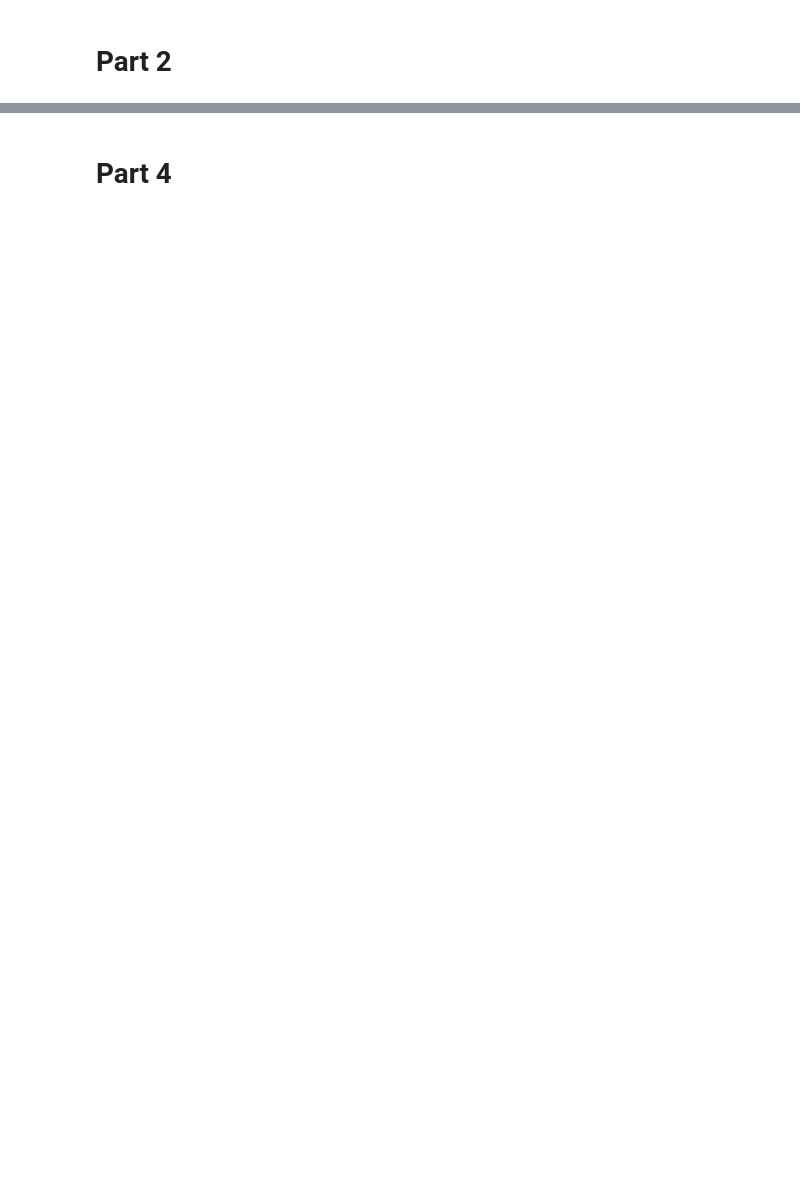
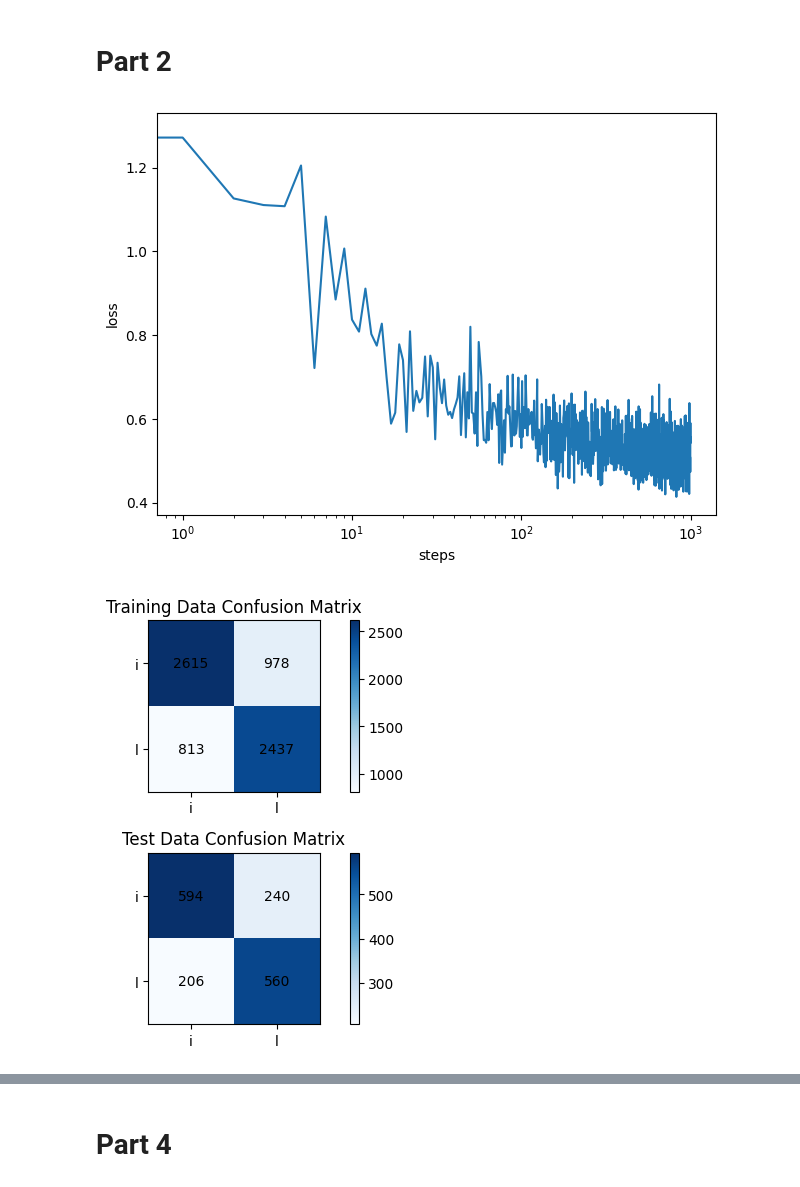
Before and after one commit to cnagata2002/ENM5310, a Jupyter notebook: HW/HW1/coding_assignment1_helper.ipynb, the cells around one changed output, grey strips where cells are left out. Saved outputs shown, nothing was run; the diff lists cells and outputs as text; code cells hidden in the pictures; blank space fills up the shorter version.

```diff
--- a/HW/HW1/coding_assignment1_helper.ipynb
+++ b/HW/HW1/coding_assignment1_helper.ipynb
@@ -381,2 +439,55 @@ print(cm/len(label))
+# %%
+fig1, ax1 = plt.subplots()
+ax1.plot(range(len(losses)),np.array(losses),label = "loss curve")
+ax1.set_xscale('log')
+ax1.set_xlabel("steps")
+ax1.set_ylabel("loss")
+plt.tight_layout()
+
+test_idx = ((test_data[:,0]==9) | (test_data[:,0]==12))
+test_image = test_data[test_idx,1:]/255
+test_label = (test_data[test_idx, 0] == 12).astype(int)
+p_test_label = predict_binary(params,test_image).ravel()
+label_pred = (p_test_label >= 0.5).astype(int)
+
+test_cm = np.array([[np.sum((label_pred == 0) & (test_label == 0)), np.sum((label_pred == 0) & (test_label == 1))],
+              [np.sum((label_pred == 1) & (test_label == 0)), np.sum((label_pred == 1) & (test_label == 1))]])
+
+train_idx = ((train_data[:,0]==9) | (train_data[:,0]==12))
+train_image = train_data[train_idx,1:]/255
+train_label = (train_data[train_idx, 0] == 12).astype(int)
+p_train_label = predict_binary(params,train_image).ravel()
+label_pred = (p_train_label >= 0.5).astype(int)
+
+train_cm = np.array([[np.sum((label_pred == 0) & (train_label == 0)), np.sum((label_pred == 0) & (train_label == 1))],
+              [np.sum((label_pred == 1) & (train_label == 0)), np.sum((label_pred == 1) & (train_label == 1))]])
+
+# print(cm/len(label))
+
+class_letters = ['i','l']
+
+fig2, ax2 = plt.subplots(2,)
+
+train_im = ax2[0].imshow(train_cm, cmap="Blues")
+for i in range(train_cm.shape[0]):
+    for j in range(train_cm.shape[1]):
+        ax2[0].text(j, i, train_cm[i, j], ha="center", va="center")
+fig2.colorbar(train_im,ax = ax2[0])
+ax2[0].set_xticks(range(len(class_letters)), class_letters)
+ax2[0].set_yticks(range(len(class_letters)), class_letters)
+ax2[0].set_title('Training Data Confusion Matrix')
+
+test_im = ax2[1].imshow(test_cm, cmap="Blues")
+for i in range(test_cm.shape[0]):
+    for j in range(test_cm.shape[1]):
+        ax2[1].text(j, i, test_cm[i, j], ha="center", va="center")
+fig2.colorbar(test_im,ax = ax2[1])
+ax2[1].set_xticks(range(len(class_letters)), class_letters)
+ax2[1].set_yticks(range(len(class_letters)), class_letters)
+ax2[1].set_title('Test Data Confusion Matrix')
+plt.tight_layout()
+# %% [output]
+[figure, added]
+[figure, added]
 # %% [markdown]
 # Part 3
```
Also changed, not shown: parts of 15 cells of this notebook.
